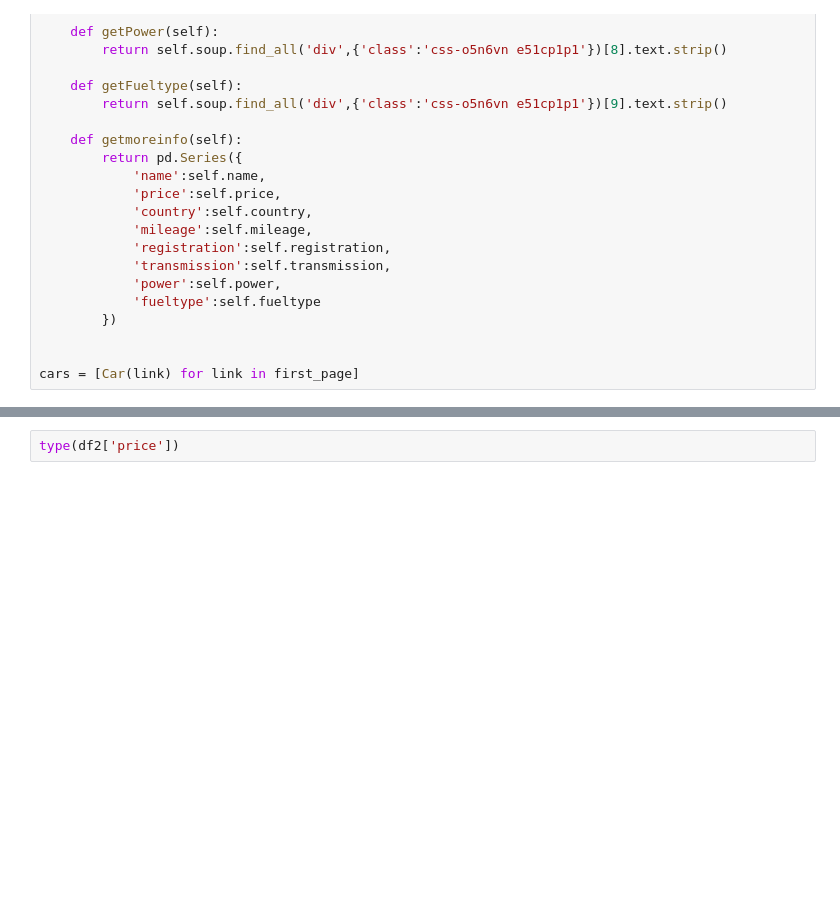
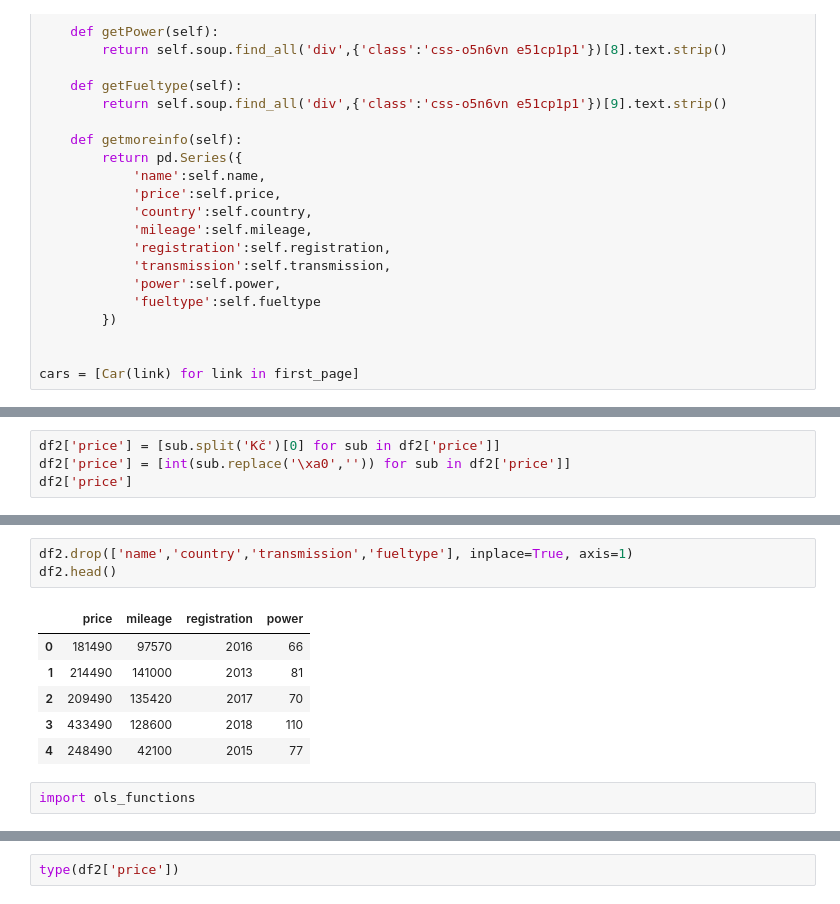
Before and after one commit to Dvorpet/final_project, a Jupyter notebook: training_code.ipynb, the cells around one changed output, grey strips where cells are left out. Saved outputs shown, nothing was run; the diff lists cells and outputs as text; blank space fills up the shorter version.

```diff
--- a/training_code.ipynb
+++ b/training_code.ipynb
@@ -264,0 +268,4 @@ df2
+# %%
+df2['price'] = [sub.split('Kč')[0] for sub in df2['price']]
+df2['price'] = [int(sub.replace('\xa0','')) for sub in df2['price']]
+df2['price']
@@ -264,0 +354,12 @@ df2
+# %%
+df2.drop(['name','country','transmission','fueltype'], inplace=True, axis=1)
+df2.head()
+# %% [output]
+|  | price | mileage | registration | power |
+| 0 | 181490 | 97570 | 2016 | 66 |
+| 1 | 214490 | 141000 | 2013 | 81 |
+| 2 | 209490 | 135420 | 2017 | 70 |
+| 3 | 433490 | 128600 | 2018 | 110 |
+| 4 | 248490 | 42100 | 2015 | 77 |
+# %%
+import ols_functions
```
Also changed, not shown: parts of 18 cells of this notebook, 2 other files.
